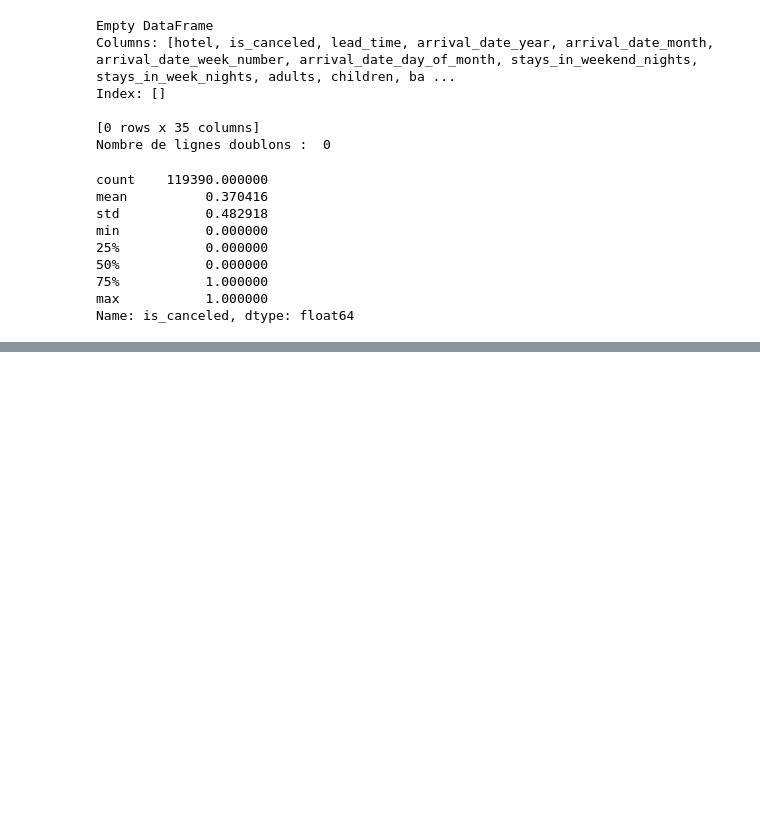
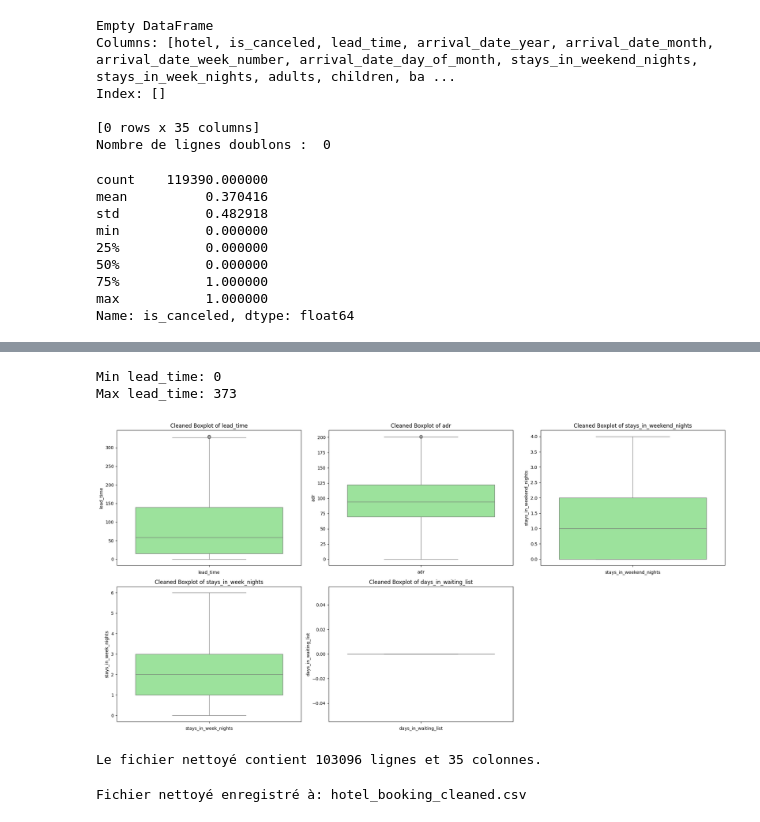
Before and after one commit to chiraz-Ag/hotel_booking, a Jupyter notebook: hotel_analys.ipynb, the cells around one changed output, grey strips where cells are left out. Drawn from its saved outputs; the diff is of its cells as text; code cells hidden in the pictures; blank space fills up the shorter version.

```diff
--- a/hotel_analys.ipynb
+++ b/hotel_analys.ipynb
@@ -119,0 +192,26 @@ Index(['hotel', 'is_canceled', 'lead_time', 'arrival_date_year',
+# %%
+for col in columns_to_check:
+    Q1 = data[col].quantile(0.25)
+    Q3 = data[col].quantile(0.75)
+    IQR = Q3 - Q1
+    lower_bound = max(0, Q1 - 1.5 * IQR)  # Fixer un minimum de 0
+    upper_bound = Q3 + 1.5 * IQR
+
+
+    # Filtrer les valeurs aberrantes
+    outliers = data[(data[col] < lower_bound) | (data[col] > upper_bound)]
+    outlier_summary[col] = {
+        'Lower Bound': lower_bound,
+        'Upper Bound': upper_bound,
+        'Outlier Count': outliers.shape[0]
+    }
+
+# Supprimer les valeurs aberrantes
+    data = data[(data[col] >= lower_bound) & (data[col] <= upper_bound)]
+
+# Afficher les résumés des valeurs aberrantes
+print("Résumé des valeurs aberrantes après nettoyage :")
+for col, summary in outlier_summary.items():
+    print(f"\nColumn: {col}")
+    for key, value in summary.items():
+        print(f"  {key}: {value}")
@@ -119,0 +250,32 @@ Index(['hotel', 'is_canceled', 'lead_time', 'arrival_date_year',
+# %%
+# Vérifier les valeurs minimum et maximum après remplacement
+print("Min lead_time:", data['lead_time'].min())
+print("Max lead_time:", data['lead_time'].max())
+# %% [output]
+Min lead_time: 0
+Max lead_time: 373
+# %%
+# Visualisation des données nettoyées avec boxplots
+plt.figure(figsize=(20, 10))
+for i, col in enumerate(columns_to_check, 1):
+    plt.subplot(2, 3, i)
+    sns.boxplot(data[col], color='lightgreen')
+    plt.title(f"Cleaned Boxplot of {col}")
+    plt.xlabel(col)
+plt.tight_layout()
+plt.show()
+# %% [output]
+[figure, added]
+# %%
+# Afficher le nombre de lignes et de colonnes dans le fichier nettoyé
+rows, cols = data.shape
+print(f"Le fichier nettoyé contient {rows} lignes et {cols} colonnes.")
+# %% [output]
+Le fichier nettoyé contient 103096 lignes et 35 colonnes.
+# %%
+# Enregistrer le fichier nettoyé
+cleaned_file_path = 'hotel_booking_cleaned.csv'
+data.to_csv(cleaned_file_path, index=False)
+print(f"Fichier nettoyé enregistré à: {cleaned_file_path}")
+# %% [output]
+Fichier nettoyé enregistré à: hotel_booking_cleaned.csv
```
Also changed, not shown: parts of 11 cells of this notebook, 8 other files.
